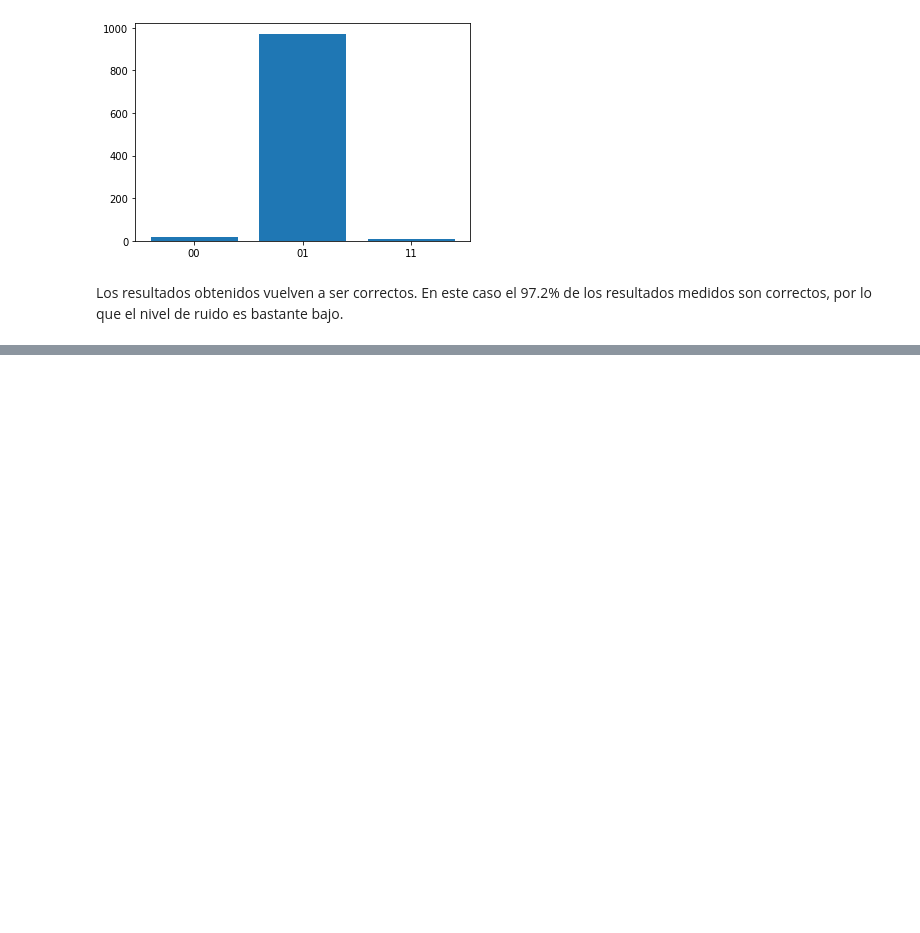
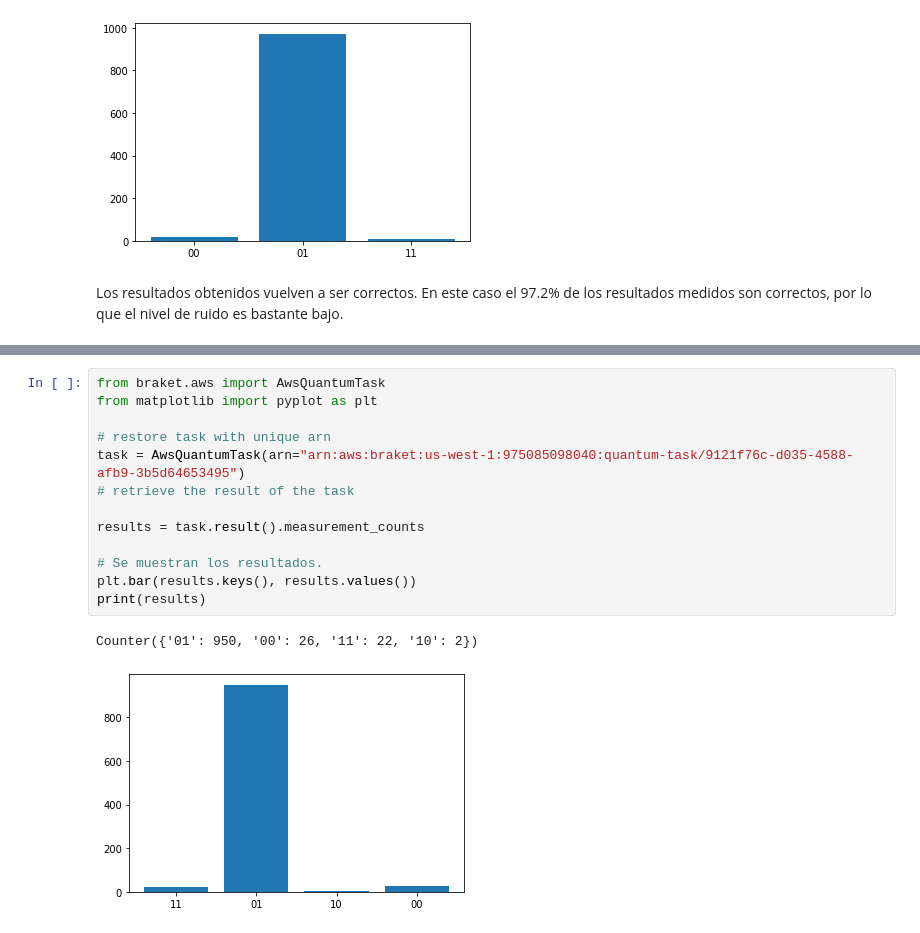
Before and after one commit to gulis1/APCC, a Jupyter notebook: Practica2/Ejercicio4.ipynb, the cells around one changed output, grey strips where cells are left out. Drawn from its saved outputs; the diff is of its cells as text; blank space fills up the shorter version.

```diff
--- a/Practica2/Ejercicio4.ipynb
+++ b/Practica2/Ejercicio4.ipynb
@@ -328,0 +445,16 @@ Los resultados obtenidos vuelven a ser correctos. En este caso el 97.2% de los r
+# %%
+from braket.aws import AwsQuantumTask
+from matplotlib import pyplot as plt
+
+# restore task with unique arn
+task = AwsQuantumTask(arn="arn:aws:braket:us-west-1:975085098040:quantum-task/9121f76c-d035-4588-afb9-3b5d64653495")
+# retrieve the result of the task
+
+results = task.result().measurement_counts
+
+# Se muestran los resultados.
+plt.bar(results.keys(), results.values())
+print(results)
+# %% [output]
+Counter({'01': 950, '00': 26, '11': 22, '10': 2})
+[figure, added]
```
Also changed, not shown: parts of 13 cells of this notebook.
